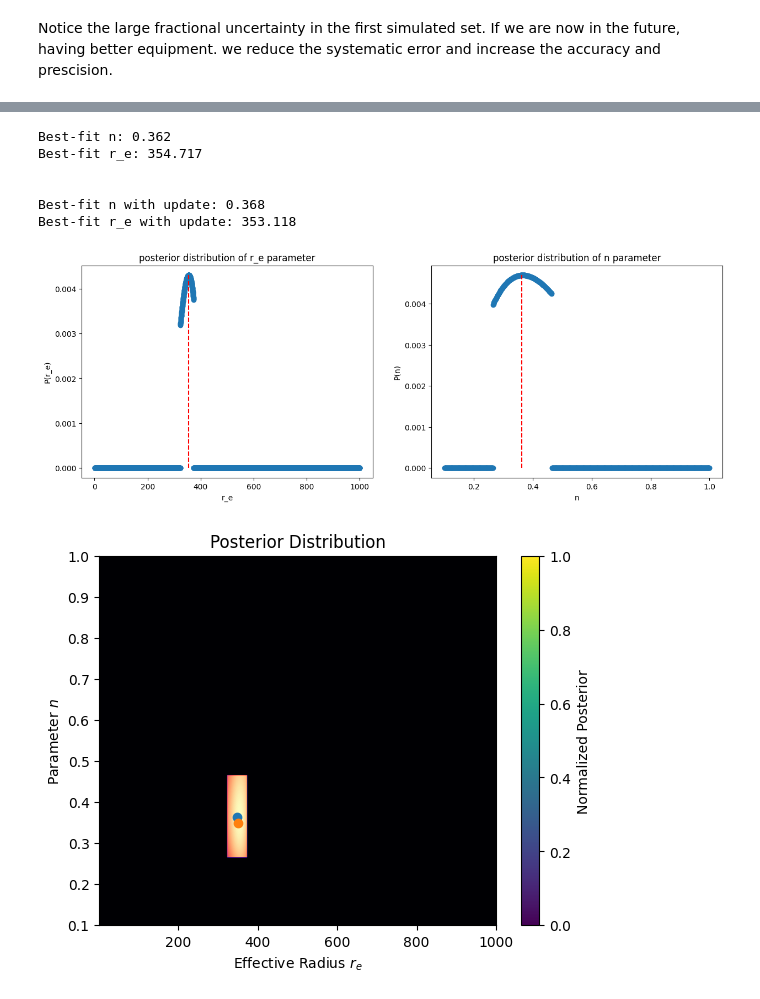
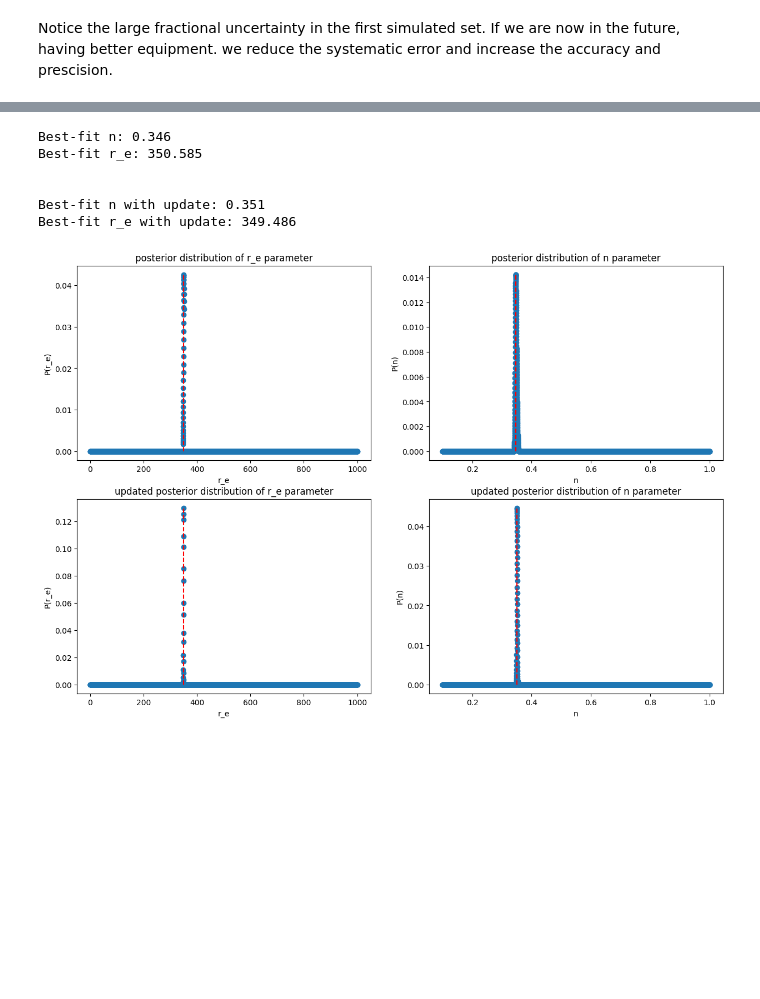
Before and after one commit to t-kist/Bayesian-Statistics-for-Astrophysics-2024, a Jupyter notebook: bayes24/lecture_notes/group4/Bundeltje/Scratchfile-Luka.ipynb, the cells around one changed output, grey strips where cells are left out. Drawn from its saved outputs; the diff is of its cells as text; code cells hidden in the pictures; blank space fills up the shorter version.

```diff
--- a/bayes24/lecture_notes/group4/Bundeltje/Scratchfile-Luka.ipynb
+++ b/bayes24/lecture_notes/group4/Bundeltje/Scratchfile-Luka.ipynb
@@ -98,7 +97,7 @@ def posterior(n_space, r_e_space, r_range, sim_r, sim_r_uncertainty, prior):
 Step three of bayesian inference will be to calculate the posterior density. Since we are using a grid search we will do so for all combinations of  r_e and n as chosen in our grid below.
 # %%
 # Create a 2D grid of r_e and n,
-n_space = np.linspace(0.1, 1, 1000)
-r_e_space = np.linspace(1, R_max, 5000)
+n_space = np.linspace(0.1, 1, 10000)
+r_e_space = np.linspace(1, R_max, 10000)
 posterior_grid = posterior(n_space, r_e_space, r_range, sim_r, sim_r_uncertainty, flat_prior)
 # %% [markdown]
@@ -155,18 +155,20 @@ plt.show()
 # %% [markdown]
 Notice the large fractional uncertainty in the first simulated set. If we are now in the future, having better equipment. we reduce the systematic error and increase the accuracy and prescision.
 # %%
-fractional_uncertainty = 0.7
+fractional_uncertainty = 0.4
 sim_r_2, sim_r_uncertainty_2 = sim_data(r_range, true_r_e, true_n, fractional_uncertainty)
 
 plt.figure()
 plt.subplot(1,2,1)
 plt.plot(r_range, sersic_profile(r_range, true_r_e, true_n))
 plt.scatter(r_range, sim_r, alpha=0.1, c="red")
-plt.ylim(-0.2,1.4)
+
+plt.grid()
 
 plt.subplot(1,2,2)
 plt.plot(r_range, sersic_profile(r_range, true_r_e, true_n))
 plt.scatter(r_range, sim_r_2, alpha=0.1, c="red")
-plt.ylim(-0.2,1.4)
+
+plt.grid()
 plt.show()
 # %% [output]
@@ -174,6 +176,6 @@ plt.show()
 # %%
 def updated_prior(n, r_e ):
-    if best_fit_n - 0.1 <= n <= best_fit_n + 0.1 and best_fit_r_e-25 <= r_e <= best_fit_r_e + 25:
+    if best_fit_n - 0.01 <= n <= best_fit_n + 0.01 and best_fit_r_e-2 <= r_e <= best_fit_r_e + 2:
         return 1
     return 0
 
@@ -181,7 +183,7 @@ posterior_grid_2 = posterior(n_space, r_e_space, r_range, sim_r_2, sim_r_uncerta
 # %%
 posterior_grid_2 /= np.sum(posterior_grid_2)
 
-posterior_grid_updated = posterior_grid_2 + posterior_grid
+posterior_grid_updated = posterior_grid_2 * posterior_grid
 posterior_grid_updated /= np.sum(posterior_grid_updated)
 
 #  best-fit parameters
@@ -199,43 +201,52 @@ print('\n')
 print(f"Best-fit n with update: {best_fit_n_updated:.3f}")
 print(f"Best-fit r_e with update: {best_fit_r_e_updated:.3f}")
 # %% [output]
-Best-fit n: 0.362
-Best-fit r_e: 354.717
+Best-fit n: 0.346
+Best-fit r_e: 350.585
 
 
-Best-fit n with update: 0.368
-Best-fit r_e with update: 353.118
+Best-fit n with update: 0.351
+Best-fit r_e with update: 349.486
 # %%
-P_r_e = np.sum(posterior_grid_2, axis=0)
-P_n = np.sum(posterior_grid_2, axis=1)
+P_r_e_2 = np.sum(posterior_grid_2, axis=0)
+P_n_2 = np.sum(posterior_grid_2, axis=1)
 
-plt.figure(figsize=(15,5))
-plt.subplot(1,2,1)
+P_r_e_upd = np.sum(posterior_grid_updated, axis=0)
+P_n_upd = np.sum(posterior_grid_updated, axis=1)
+
+plt.figure(figsize=(15,10))
+plt.subplot(2,2,1)
 plt.title("posterior distribution of r_e parameter")
-plt.scatter(r_e_space, P_r_e)
+plt.scatter(r_e_space, P_r_e_2)
 
-plt.vlines(x= best_fit_r_e_2, ymin=np.min(P_r_e),ymax=np.max(P_r_e), color="r", linestyles="--")
+plt.vlines(x= best_fit_r_e_2, ymin=np.min(P_r_e_2),ymax=np.max(P_r_e_2), color="r", linestyles="--")
 plt.xlabel("r_e")
 plt.ylabel("P(r_e)")
 
 
-plt.subplot(1,2,2)
+plt.subplot(2,2,2)
 plt.title("posterior distribution of n parameter")
-plt.scatter(n_space,P_n)
-plt.vlines(x= best_fit_n_2,ymin=np.min(P_n),ymax=np.max(P_n), color="r", linestyles="--")
+plt.scatter(n_space,P_n_2)
+plt.vlines(x= best_fit_n_2,ymin=np.min(P_n_2),ymax=np.max(P_n_2), color="r", linestyles="--")
+plt.xlabel("n")
+plt.ylabel("P(n)")
+
+
+plt.subplot(2,2,3)
+plt.title("updated posterior distribution of r_e parameter")
+plt.scatter(r_e_space, P_r_e_upd)
+
+plt.vlines(x= best_fit_r_e_updated, ymin=np.min(P_r_e_upd),ymax=np.max(P_r_e_upd), color="r", linestyles="--")
+plt.xlabel("r_e")
+plt.ylabel("P(r_e)")
+
+
+plt.subplot(2,2,4)
+plt.title("updated posterior distribution of n parameter")
+plt.scatter(n_space,P_n_upd)
+plt.vlines(x= best_fit_n_updated,ymin=np.min(P_n_upd),ymax=np.max(P_n_upd), color="r", linestyles="--")
 plt.xlabel("n")
 plt.ylabel("P(n)")
 plt.show()
-
-plt.figure()
-plt.imshow(posterior_grid_2, extent=[r_e_space.min(), r_e_space.max(), n_space.min(), n_space.max()], origin='lower', aspect='auto', cmap='magma')
-plt.scatter(best_fit_r_e, best_fit_n, label="posterior maximum")
-plt.scatter(true_r_e,true_n, label="true value")
-plt.colorbar(label="Normalized Posterior")
-plt.title("Posterior Distribution")
-plt.xlabel("Effective Radius $r_e$")
-plt.ylabel("Parameter $n$")
-plt.show()
 # %% [output]
-[figure, old version]
+[figure, new version]
-[figure, removed]
```
Also changed, not shown: parts of 9 cells of this notebook.
